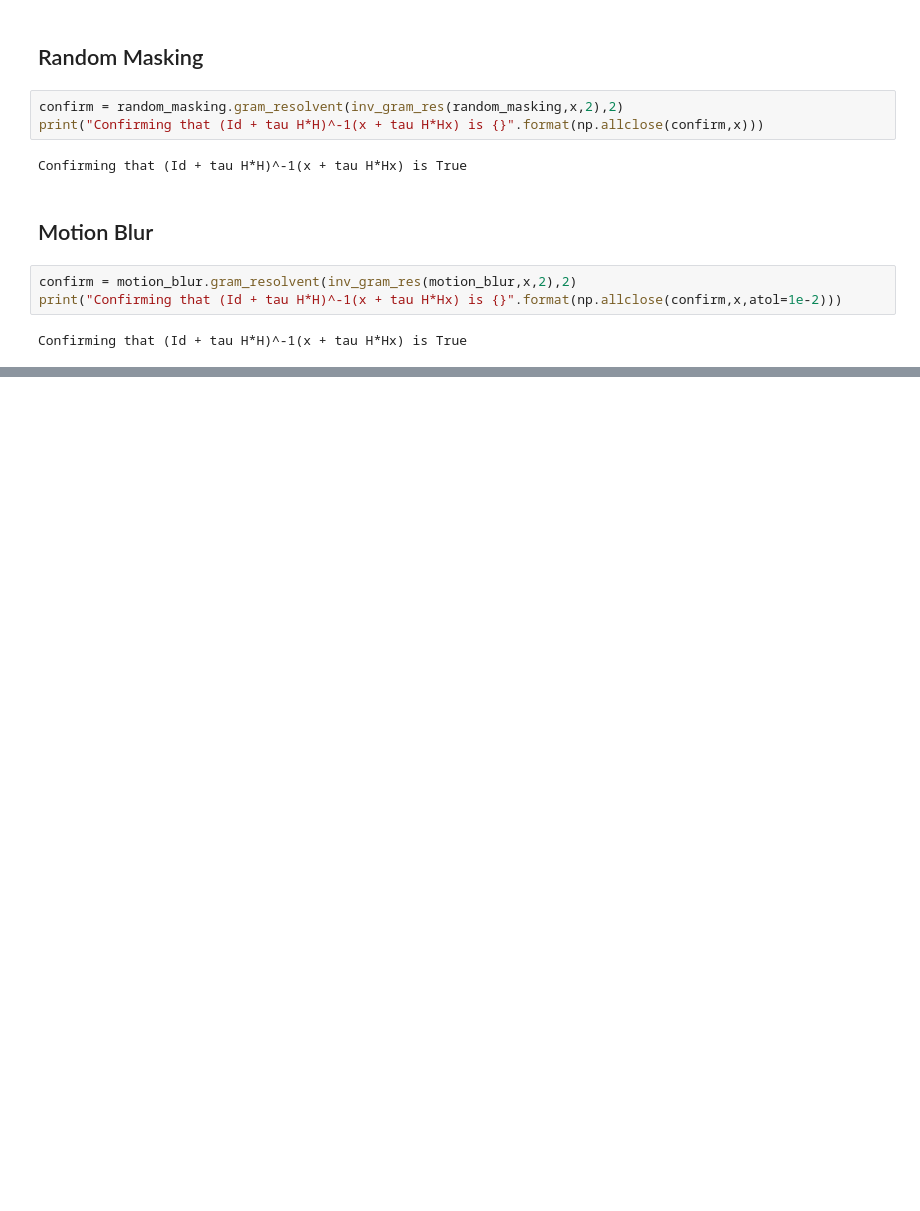
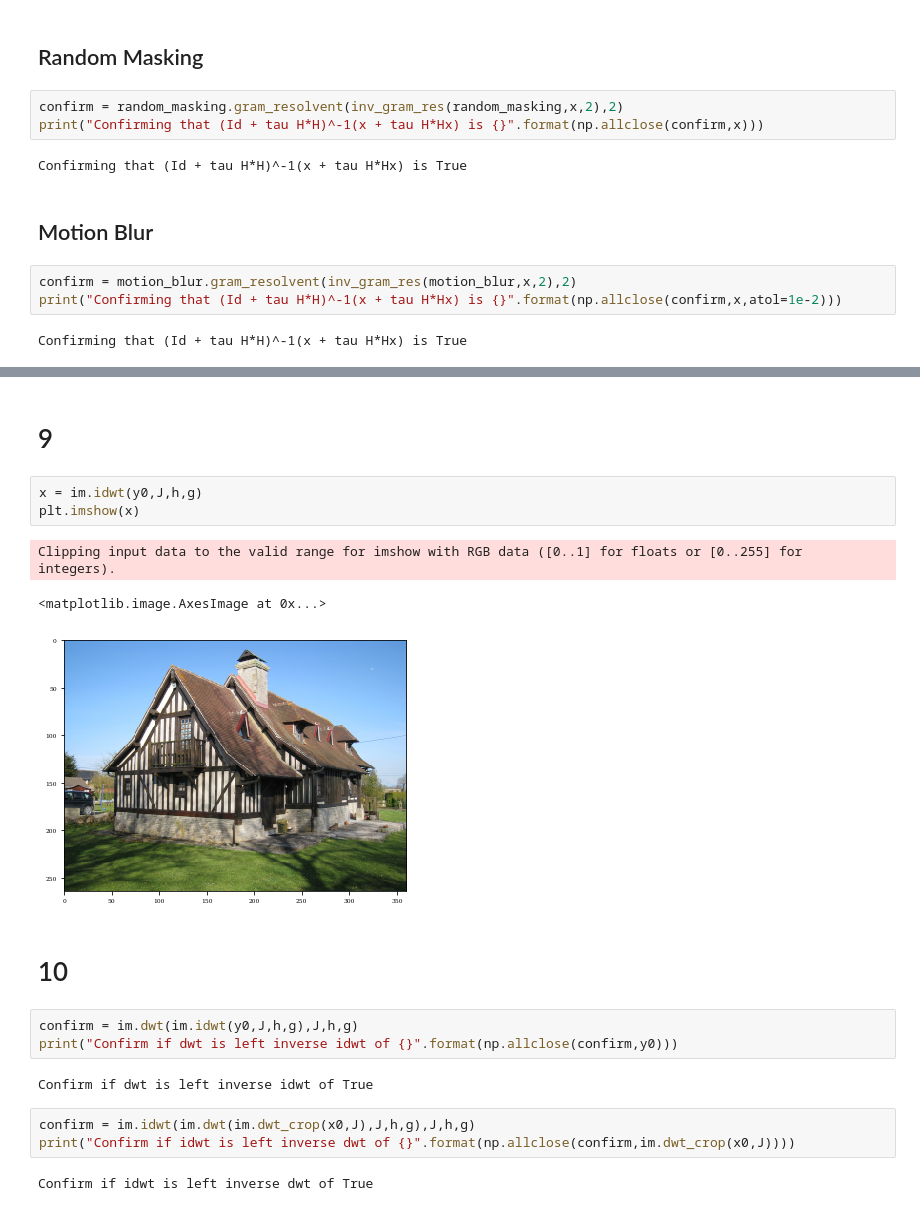
Before and after one commit to UnnikrishnanSivaprasad/ECE285IVR, a Jupyter notebook: Testing.ipynb, the cells around one changed output, grey strips where cells are left out. Cells and saved outputs as stored; diff of their text form; blank space fills up the shorter version.

```diff
--- a/Testing.ipynb
+++ b/Testing.ipynb
@@ -106,0 +116,21 @@ Confirming that (Id + tau H*H)^-1(x + tau H*Hx) is True
+# %% [markdown]
+# 9
+# %%
+x = im.idwt(y0,J,h,g)
+plt.imshow(x)
+# %% [output]
+Clipping input data to the valid range for imshow with RGB data ([0..1] for floats or [0..255] for integers).
+<matplotlib.image.AxesImage at 0x...>
+[figure, added]
+# %% [markdown]
+# 10
+# %%
+confirm = im.dwt(im.idwt(y0,J,h,g),J,h,g)
+print("Confirm if dwt is left inverse idwt of {}".format(np.allclose(confirm,y0)))
+# %% [output]
+Confirm if dwt is left inverse idwt of True
+# %%
+confirm = im.idwt(im.dwt(im.dwt_crop(x0,J),J,h,g),J,h,g)
+print("Confirm if idwt is left inverse dwt of {}".format(np.allclose(confirm,im.dwt_crop(x0,J))))
+# %% [output]
+Confirm if idwt is left inverse dwt of True
```
Also changed, not shown: parts of 4 cells of this notebook, 2 other files.
